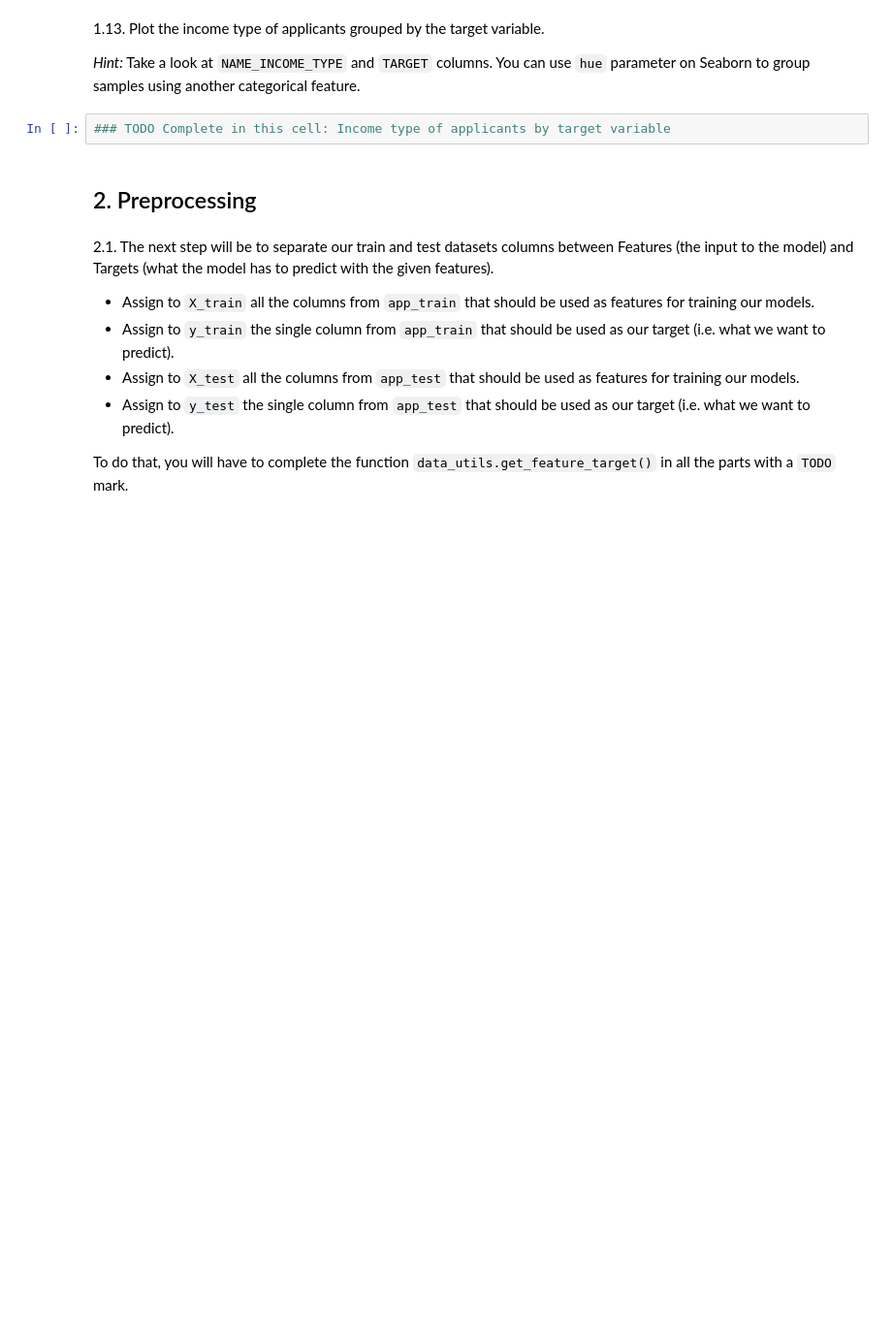
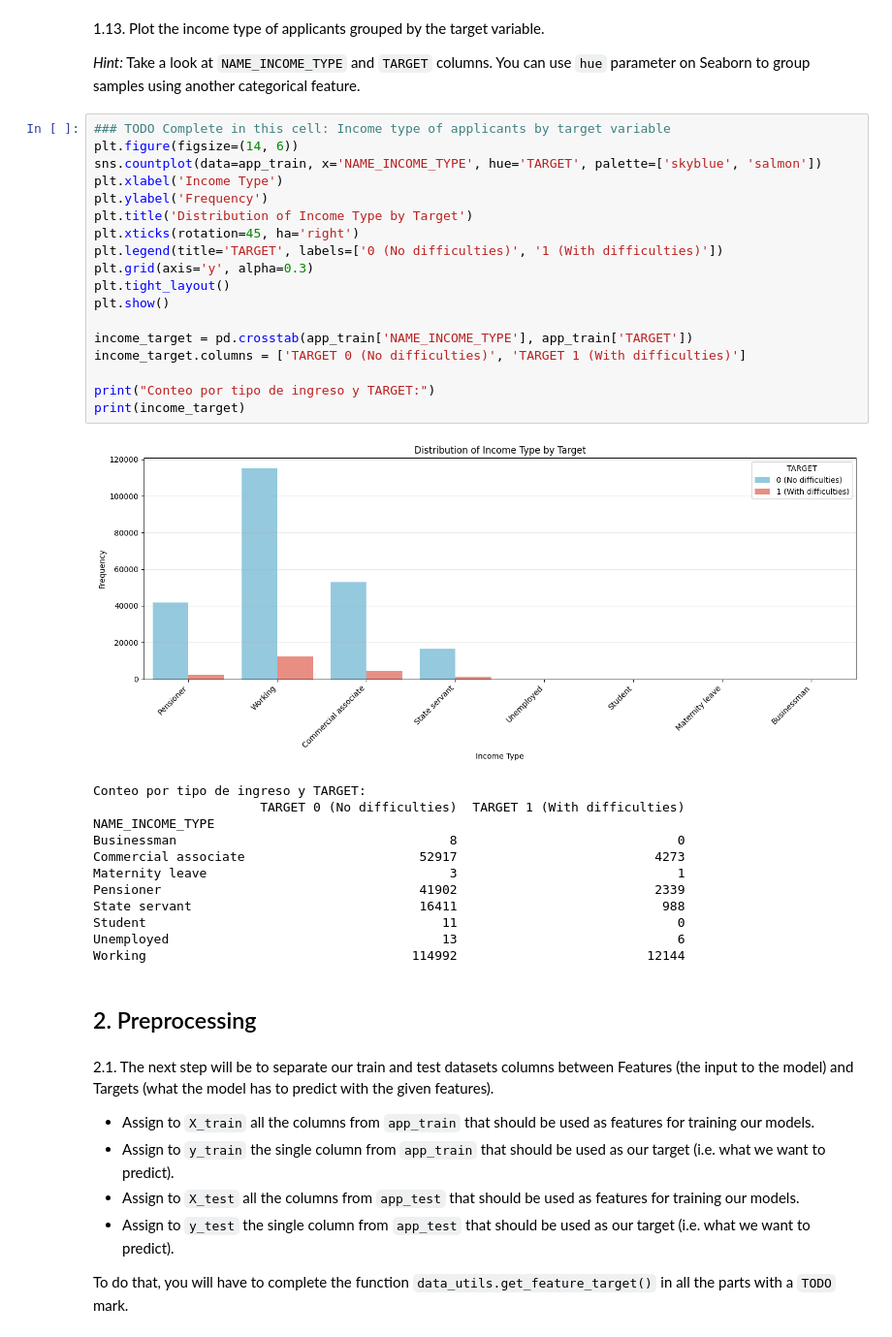
Before and after one commit to IgnacioFucksmann/AnyoneAI_Sprint_Project_2, a Jupyter notebook: AnyoneAI - Sprint Project 02.ipynb, the cells around one changed output. Shown: that part at 97% size. Drawn from its saved outputs; the diff is of its cells as text; blank space fills up the shorter version.

```diff
--- a/AnyoneAI - Sprint Project 02.ipynb
+++ b/AnyoneAI - Sprint Project 02.ipynb
@@ -391,8 +396,37 @@ ValueError: The number of FixedLocator locations (18), usually from a call to se
 1.13. Plot the income type of applicants grouped by the target variable.
 
 *Hint:* Take a look at `NAME_INCOME_TYPE` and `TARGET` columns. You can use `hue` parameter on Seaborn to group samples using another categorical feature.
-# %%
-### TODO Complete in this cell: Income type of applicants by target variable
+# %%
+### TODO Complete in this cell: Income type of applicants by target variable
+plt.figure(figsize=(14, 6))
+sns.countplot(data=app_train, x='NAME_INCOME_TYPE', hue='TARGET', palette=['skyblue', 'salmon'])
+plt.xlabel('Income Type')
+plt.ylabel('Frequency')
+plt.title('Distribution of Income Type by Target')
+plt.xticks(rotation=45, ha='right')
+plt.legend(title='TARGET', labels=['0 (No difficulties)', '1 (With difficulties)'])
+plt.grid(axis='y', alpha=0.3)
+plt.tight_layout()
+plt.show()
+
+income_target = pd.crosstab(app_train['NAME_INCOME_TYPE'], app_train['TARGET'])
+income_target.columns = ['TARGET 0 (No difficulties)', 'TARGET 1 (With difficulties)']
+
+print("Conteo por tipo de ingreso y TARGET:")
+print(income_target)
+# %% [output]
+[figure, added]
+Conteo por tipo de ingreso y TARGET:
+                      TARGET 0 (No difficulties)  TARGET 1 (With difficulties)
+NAME_INCOME_TYPE
+Businessman                                    8                             0
+Commercial associate                       52917                          4273
+Maternity leave                                3                             1
+Pensioner                                  41902                          2339
+State servant                              16411                           988
+Student                                       11                             0
+Unemployed                                    13                             6
+Working                                   114992                         12144
 # %% [markdown]
 ## 2. Preprocessing
 # %% [markdown]
```
Also changed, not shown: parts of 17 cells of this notebook, 2 other files.
